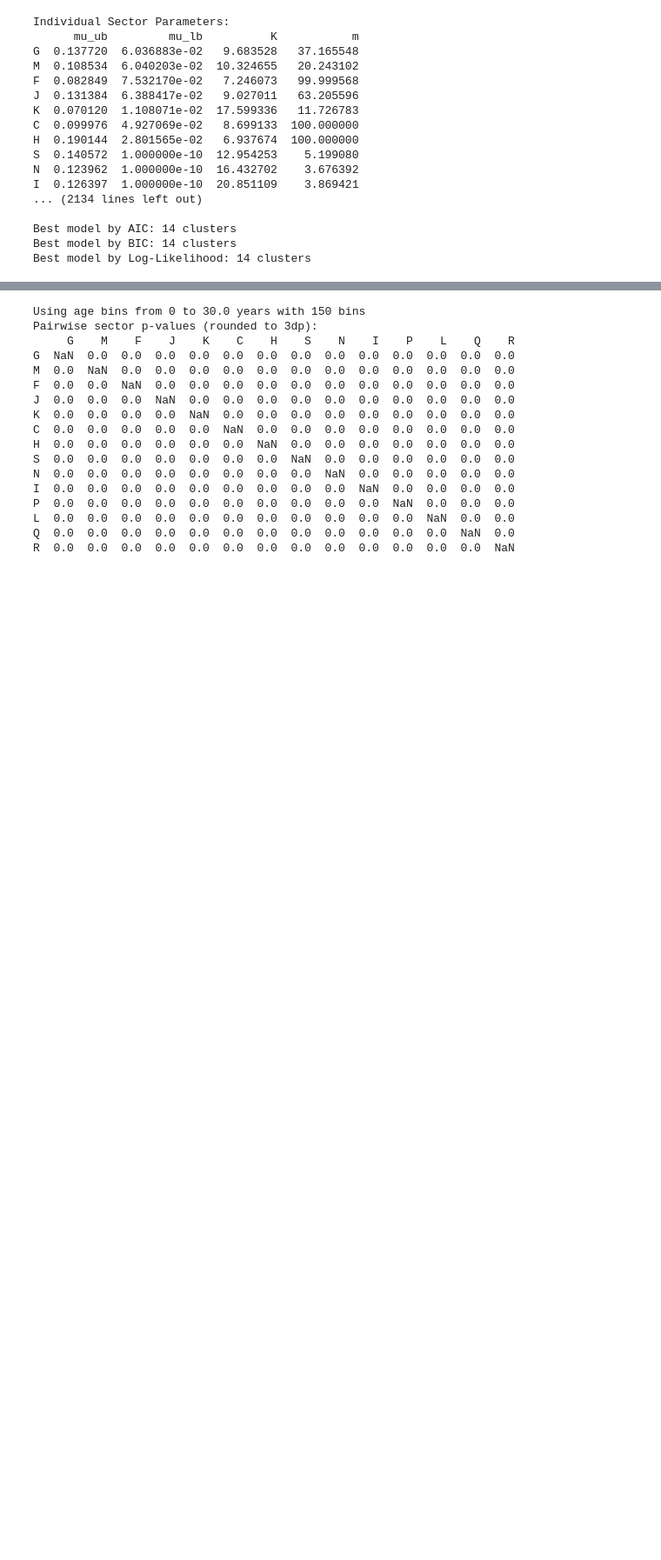
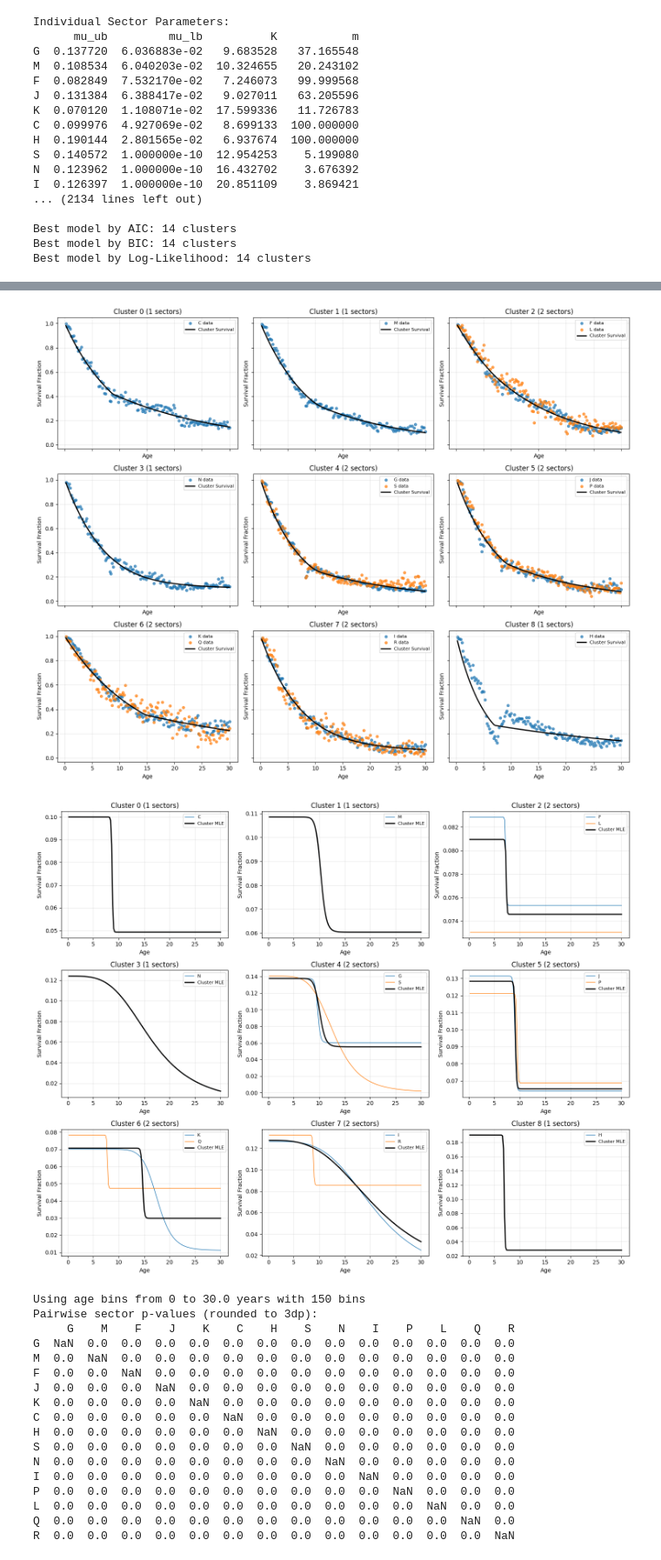
Before and after one commit to maxcyn/a-star, a Jupyter notebook: clustering_sectors.ipynb, the cells around one changed output, grey strips where cells are left out. Shown at 87% size. Saved outputs shown, nothing was run; the diff lists cells and outputs as text; code cells hidden in the pictures; blank space fills up the shorter version.

```diff
--- a/clustering_sectors.ipynb
+++ b/clustering_sectors.ipynb
@@ -498,3 +500,60 @@ plt.show()
+# %%
+# Plot MLE against cluster data for 9 cluster model
+k = 9
+final_clusters = results[k]['clusters']
+final_params = results[k]['params']
+
+fig, axes = plt.subplots(3, 3, figsize=(15, 12), sharex=True, sharey=True)
+axes = axes.flatten()
+
+for cluster_id in range(k):
+    # Get sectors in this cluster
+    sectors_in_cluster = [sector_list[i] for i, c in enumerate(final_clusters) if c == cluster_id]
+    cluster_params = final_params[cluster_id]
+
+    ax = axes[cluster_id]
+    # Plot observed data points for all sectors in the cluster
+    for sector in sectors_in_cluster:
+        obs = survival_data[sector]
+        ax.scatter(ages_data, obs, s=20, alpha=0.7, label=f"{sector} data")
+    # Plot cluster survival curve
+    cluster_surv = model_survival_curve_hill(ages_data, *cluster_params)
+    ax.plot(ages_data, cluster_surv, 'k-', label='Cluster Survival', linewidth=2)
+    ax.set_title(f"Cluster {cluster_id} ({len(sectors_in_cluster)} sectors)")
+    ax.set_xlabel("Age")
+    ax.set_ylabel("Survival Fraction")
+    ax.legend(fontsize=8)
+    ax.grid(True, alpha=0.3)
+
+plt.tight_layout()
+plt.show()
+
+fig, axes = plt.subplots(3, 3, figsize=(15, 12))
+axes = axes.flatten()
+for cluster_id in range(k):
+    # Get sectors in this cluster
+    sectors_in_cluster = [sector_list[i] for i, c in enumerate(final_clusters) if c == cluster_id]
+    cluster_params = final_params[cluster_id]
+    ax = axes[cluster_id]
+    # Plot MLE hill function for each sector in the cluster
+    for sector in sectors_in_cluster:
+        sector_params = df_params.loc[sector].values
+        sector_curve = hill_hazard(ages_data, *sector_params)
+        ax.plot(ages_data, sector_curve, alpha=1, label=f"{sector}", linewidth=1)
+    # Plot cluster MLE hill function
+    cluster_curve = hill_hazard(ages_data, *cluster_params)
+    ax.plot(ages_data, cluster_curve, 'k-', label='Cluster MLE', linewidth=2)
+    ax.set_title(f"Cluster {cluster_id} ({len(sectors_in_cluster)} sectors)")
+    ax.set_xlabel("Age")
+    ax.set_ylabel("Survival Fraction")
+    ax.legend(fontsize=8)
+    ax.grid(True, alpha=0.3)
+
+plt.tight_layout()
+plt.show()
+# %% [output]
+[figure, added]
+[figure, added]
 # %%
 from scipy.stats import chi2
 
```
Also changed, not shown: parts of 1 cell of this notebook, 1 other file.
